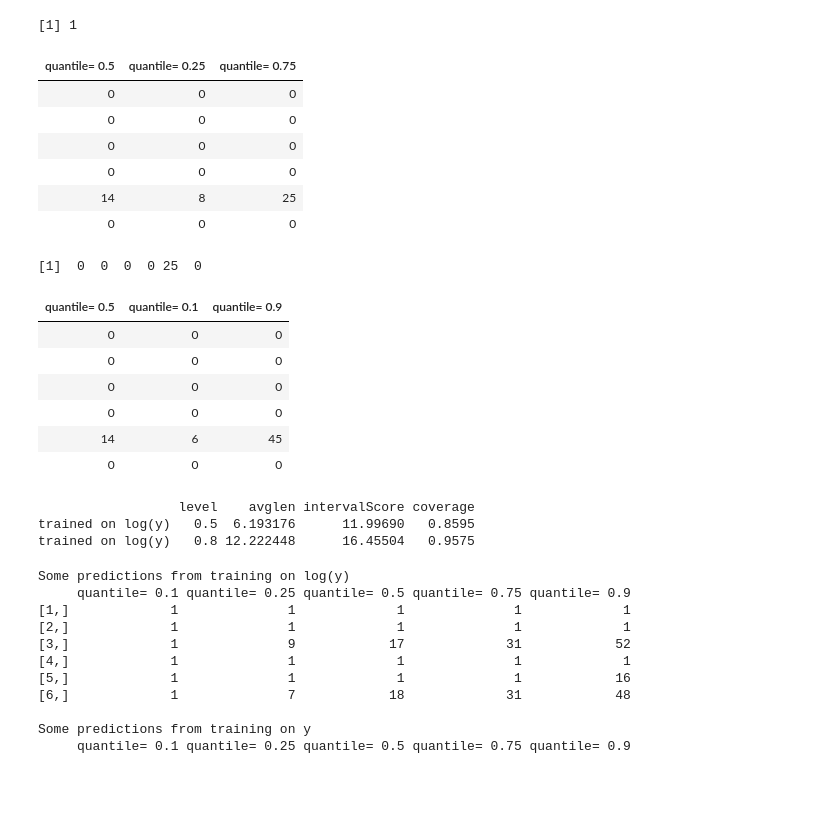
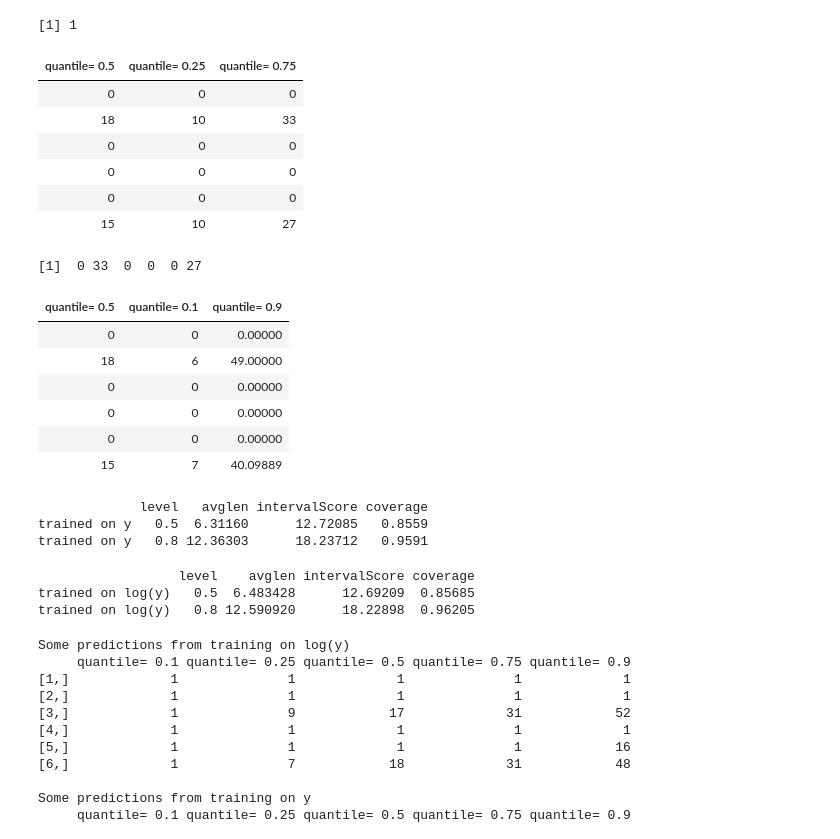
Before and after one commit to Haximilian/statistics447b, a Jupyter notebook: Statistics 447b Project - Adel.ipynb, the cells around one changed output. Saved outputs shown, nothing was run; the diff lists cells and outputs as text; code cells hidden in the pictures; blank space fills up the shorter version.

```diff
--- a/Statistics 447b Project - Adel.ipynb
+++ b/Statistics 447b Project - Adel.ipynb
@@ -1286,25 +1294,29 @@ Ytrain <- orgTrain[ indextrain,p1]
 Ytrain = Ytrain[[1]]
 Ytest <- orgTrain[-indextrain,p1]
 # %%
-Xtest = Xtest[1:2000,]
-Ytest = Ytest[1:2000,]
+Xtest = Xtest[1:20000,]
+Ytest = Ytest[1:20000,]
+logXtest = logXtest[1:20000,]
+logYtest = logYtest[1:20000,]
 # %%
 qrf1 = quantregForest(x=Xtrain,y=Ytrain)
+qrf2 = quantregForest(x=logXtrain,y=logYtrain)
 # %%
-pred1ylog = predict(qrf1, what=c(.1,.25,.5,.75,.9), newdata=Xtest)
+pred1y = predict(qrf1, what=c(.1,.25,.5,.75,.9), newdata=Xtest)
+pred2ylog = predict(qrf2, what=c(.1,.25,.5,.75,.9), newdata=logXtest)
 # %%
 # Don't do this because we have 0's in data
 #pred1y =exp(pred1ylog)
 #head(pred1y)
 # %%
-pred1y = pred1ylog
-for(row in 1:nrow(pred1ylog)) {
-    for(col in 1:ncol(pred1ylog)) {
-        if (pred1ylog[row, col] != 0) {
-            pred1y[row,col] = exp(pred1ylog[row, col])
+pred2y = pred2ylog
+for(row in 1:nrow(pred2ylog)) {
+    for(col in 1:ncol(pred2ylog)) {
+        if (pred2ylog[row, col] != 0) {
+            pred2y[row,col] = exp(pred2ylog[row, col])
         }
     }
 }
-head(pred1y)
+head(pred2y)
 # %% [output]
 | quantile= 0.1 | quantile= 0.25 | quantile= 0.5 | quantile= 0.75 | quantile= 0.9 |
@@ -1357,37 +1382,48 @@ actual = actual[[1]]
 # %%
-head(pred1y[,c(3,2,4)])
-tPredObj = pred1y[,c(3,2,4)]
+head(pred2y[,c(3,2,4)])
+tPredObj = pred2y[,c(3,2,4)]
 head(tPredObj[,3])
 # %% [output]
 | quantile= 0.5 | quantile= 0.25 | quantile= 0.75 |
+| 0 | 0 | 0 |
+| 18 | 10 | 33 |
 | 0 | 0 | 0 |
 | 0 | 0 | 0 |
 | 0 | 0 | 0 |
-| 0 | 0 | 0 |
-| 14 | 8 | 25 |
-| 0 | 0 | 0 |
+| 15 | 10 | 27 |
-[1]  0  0  0  0 25  0
+[1]  0 33  0  0  0 27
 # %%
-head(pred1y[,c(3,1,5)])
+head(pred2y[,c(3,1,5)])
 # %% [output]
 | quantile= 0.5 | quantile= 0.1 | quantile= 0.9 |
-| 0 | 0 | 0 |
-| 0 | 0 | 0 |
-| 0 | 0 | 0 |
-| 0 | 0 | 0 |
-| 14 | 6 | 45 |
-| 0 | 0 | 0 |
+| 0 | 0 | 0.00000 |
+| 18 | 6 | 49.00000 |
+| 0 | 0 | 0.00000 |
+| 0 | 0 | 0.00000 |
+| 0 | 0 | 0.00000 |
+| 15 | 7 | 40.09889 |
+# %%
+IS50qrf1=intervalScorePlus(pred1y[,c(3,2,4)],actual1,0.5)
+IS80qrf1=intervalScorePlus(pred1y[,c(3,1,5)],actual1,0.2)
+summaryTable=rbind(IS50qrf1,IS80qrf1)
+rownames(summaryTable)=c("trained on y","trained on y")
+colnames(summaryTable)=c("level","avglen","intervalScore","coverage")
+print(summaryTable)
+# %% [output]
+             level   avglen intervalScore coverage
+trained on y   0.5  6.31160      12.72085   0.8559
+trained on y   0.8 12.36303      18.23712   0.9591
 # %%
-IS50qrf1=intervalScorePlus(pred1y[,c(3,2,4)],actual,0.5)
-IS80qrf1=intervalScorePlus(pred1y[,c(3,1,5)],actual,0.2)
-summaryTable=rbind(IS50qrf1,IS80qrf1)
-rownames(summaryTable)=c("trained on log(y)","trained on log(y)")
-colnames(summaryTable)=c("level","avglen","intervalScore","coverage")
-print(summaryTable)
+IS50qrf2=intervalScorePlus(pred2y[,c(3,2,4)],actual2,0.5)
+IS80qrf2=intervalScorePlus(pred2y[,c(3,1,5)],actual2,0.2)
+summaryTable2=rbind(IS50qrf2,IS80qrf2)
+rownames(summaryTable2)=c("trained on log(y)","trained on log(y)")
+colnames(summaryTable2)=c("level","avglen","intervalScore","coverage")
+print(summaryTable2)
 # %% [output]
                   level    avglen intervalScore coverage
-trained on log(y)   0.5  6.193176      11.99690   0.8595
-trained on log(y)   0.8 12.222448      16.45504   0.9575
+trained on log(y)   0.5  6.483428      12.69209  0.85685
+trained on log(y)   0.8 12.590920      18.22898  0.96205
 # %%
 nsim=9
 set.seed(12354);
```
Also changed, not shown: parts of 38 cells of this notebook.
